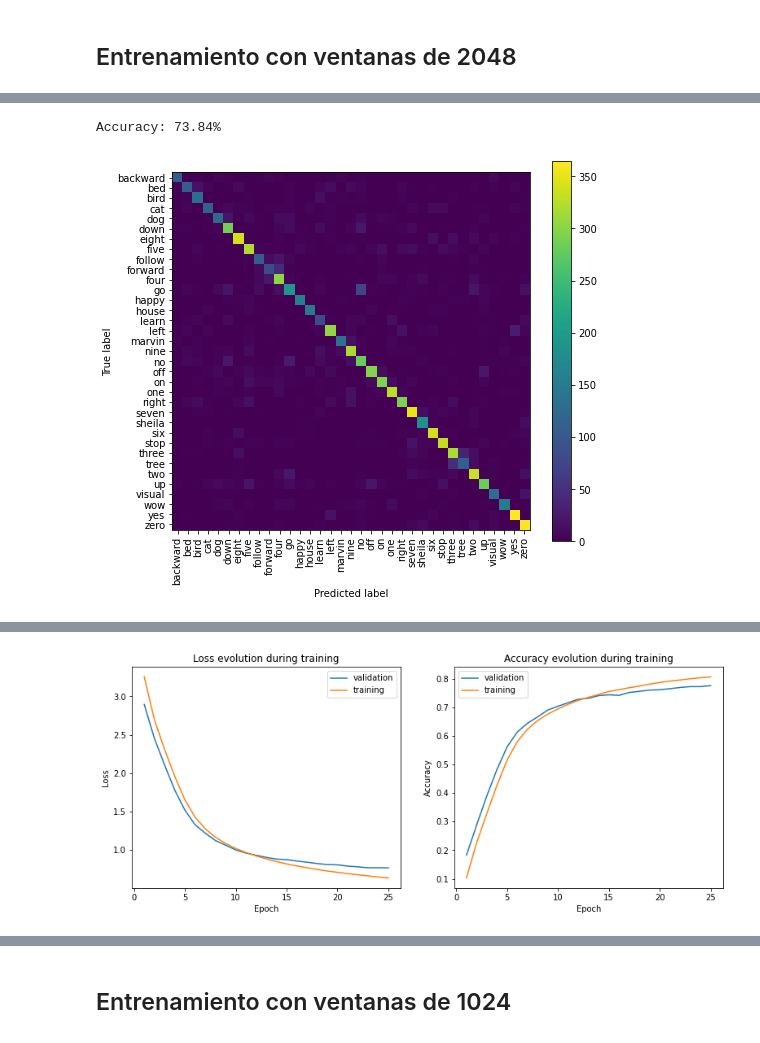
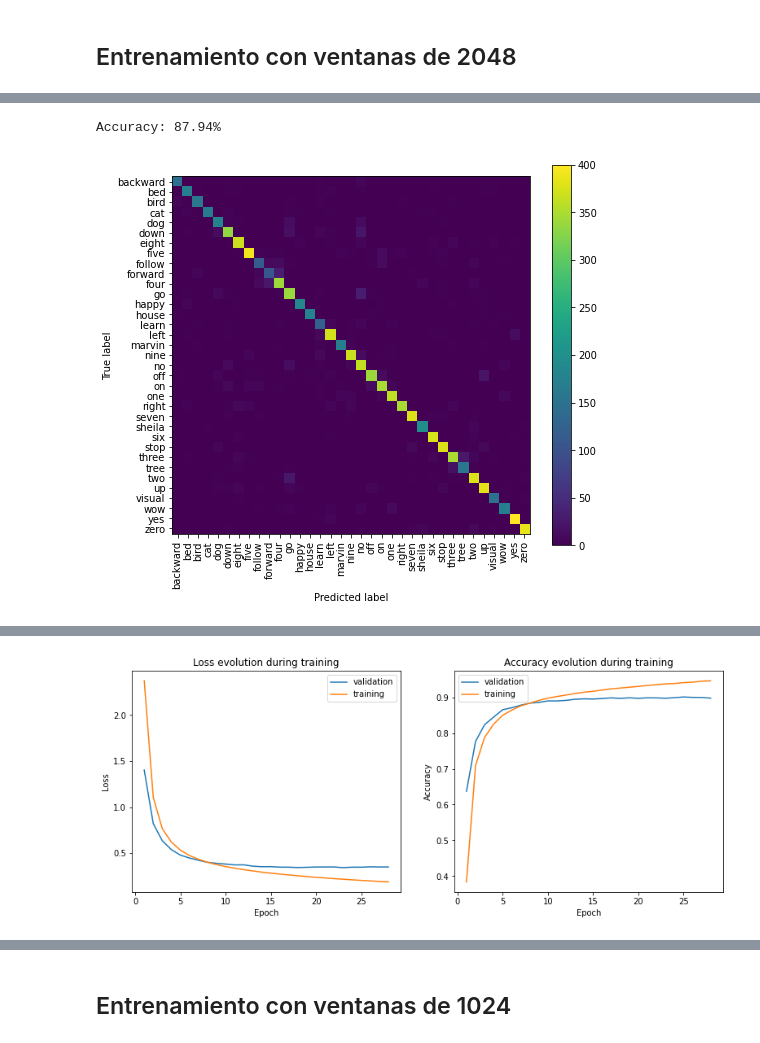
Before and after one commit to NicoAnd1/Rendimiento-RNNs, a Jupyter notebook: Proyecto_Inteligencia_RNN_v2.ipynb, the cells around one changed output, grey strips where cells are left out. Cells and saved outputs as stored; diff of their text form; code cells hidden in the pictures.

```diff
--- a/Proyecto_Inteligencia_RNN_v2.ipynb
+++ b/Proyecto_Inteligencia_RNN_v2.ipynb
@@ -520,33 +520,0 @@ Iteration 52142 - Batch 4415/5303 - Train loss: 1.17626417168767, Train acc: 0.6
-# %%
-lr = 1e-4
-batch_size = 13
-criterion = nn.CrossEntropyLoss()
-n_trains = 1
-early_stopping_tolerance = 5
-
-epochs = 25#40
-
-all_curves = []
-times = []
-
-for train_run in range(n_trains):
-    model_rnn_2048 = RNNModel(48)
-
-    curves, total_time = train_model(
-        model_rnn_2048,
-        train_dataset_2048,
-        val_dataset_2048,
-        epochs,
-        criterion,
-        batch_size,
-        lr,
-        early_stopping_tolerance=early_stopping_tolerance,
-        use_gpu=True,
-    )
-
-    all_curves.append(curves)
-    times.append(total_time)
-
-print(f"Tiempo de entrenamiento promedio de {n_trains} corridas: {np.mean(times):.2f} +- {np.std(times):.2f} [s]")
-
-show_curves(all_curves)
@@ -604,17 +526,17 @@ Accuracy: 66.61%
 # %%
 lr = 1e-4
-batch_size = 13
+batch_size = 16
 criterion = nn.CrossEntropyLoss()
 n_trains = 1
 early_stopping_tolerance = 5
 
-epochs = 25#40
+epochs = 50
 
 all_curves = []
 times = []
 
 for train_run in range(n_trains):
-    model_lstm_2048 = LSTMModel(48)
+    model_lstm_2048 = LSTMModel(13)
 
     curves, total_time = train_model(
         model_lstm_2048,
@@ -656,22 +578,22 @@ Tiempo de entrenamiento promedio de 1 corridas: 4253.58 +- 0.00 [s]
 # %%
 get_metrics_and_confusion_matrix(model_lstm_2048, test_dataset_2048)
 # %% [output]
-Accuracy: 73.84%
+Accuracy: 87.94%
-[figure, old version]
+[figure, new version]
 # %%
 lr = 1e-4
-batch_size = 13
+batch_size = 16
 criterion = nn.CrossEntropyLoss()
 n_trains = 1
 early_stopping_tolerance = 5
 
-epochs = 25#40
+epochs = 50
 
 all_curves = []
 times = []
 
 for train_run in range(n_trains):
-    model_gru_2048 = GRUModel(48)
+    model_gru_2048 = GRUModel(13)
 
     curves, total_time = train_model(
         model_gru_2048,
@@ -712,4 +634,4 @@ Tiempo de entrenamiento promedio de 1 corridas: 4289.54 +- 0.00 [s]
-[figure, old version]
+[figure, new version]
 # %%
 get_metrics_and_confusion_matrix(model_gru_2048, test_dataset_2048)
 # %% [output]
```
Also changed, not shown: parts of 18 cells of this notebook.
